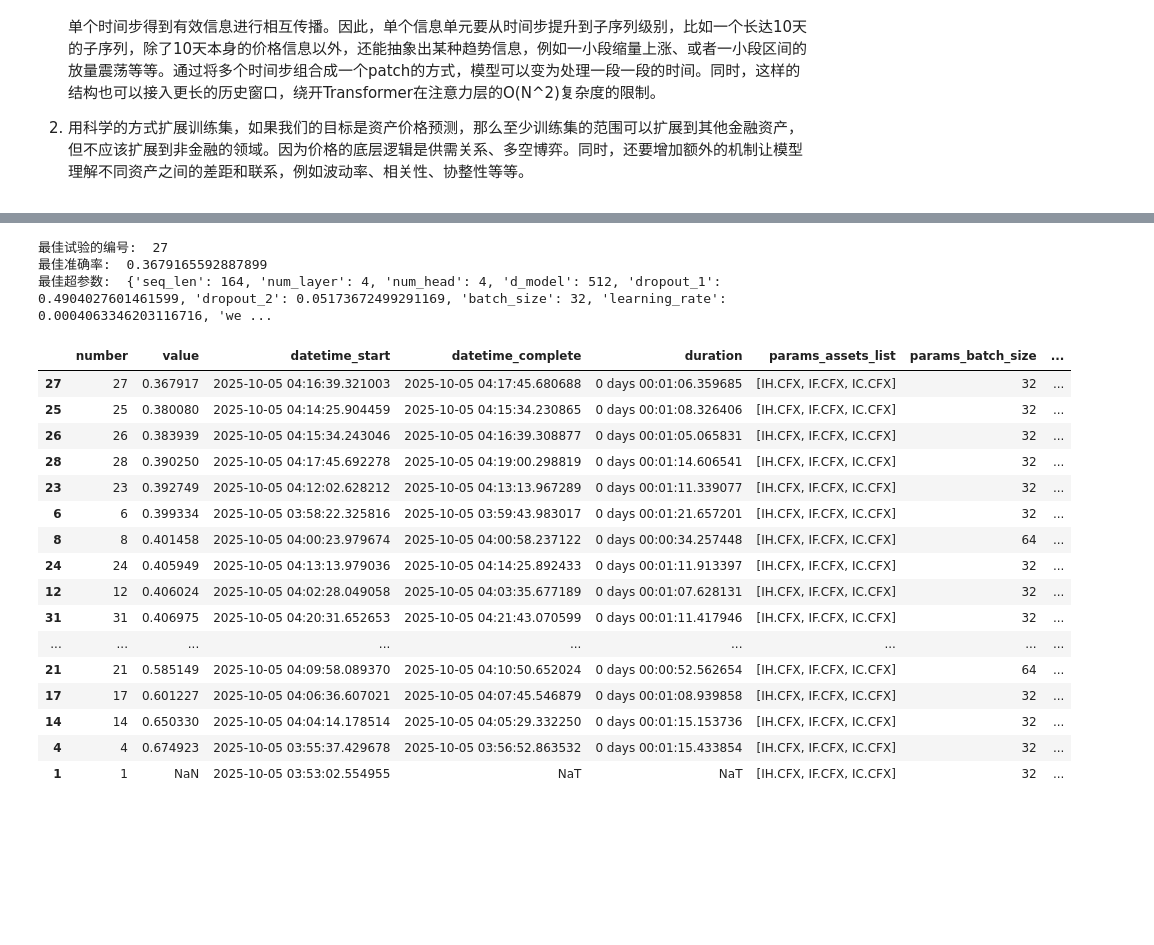
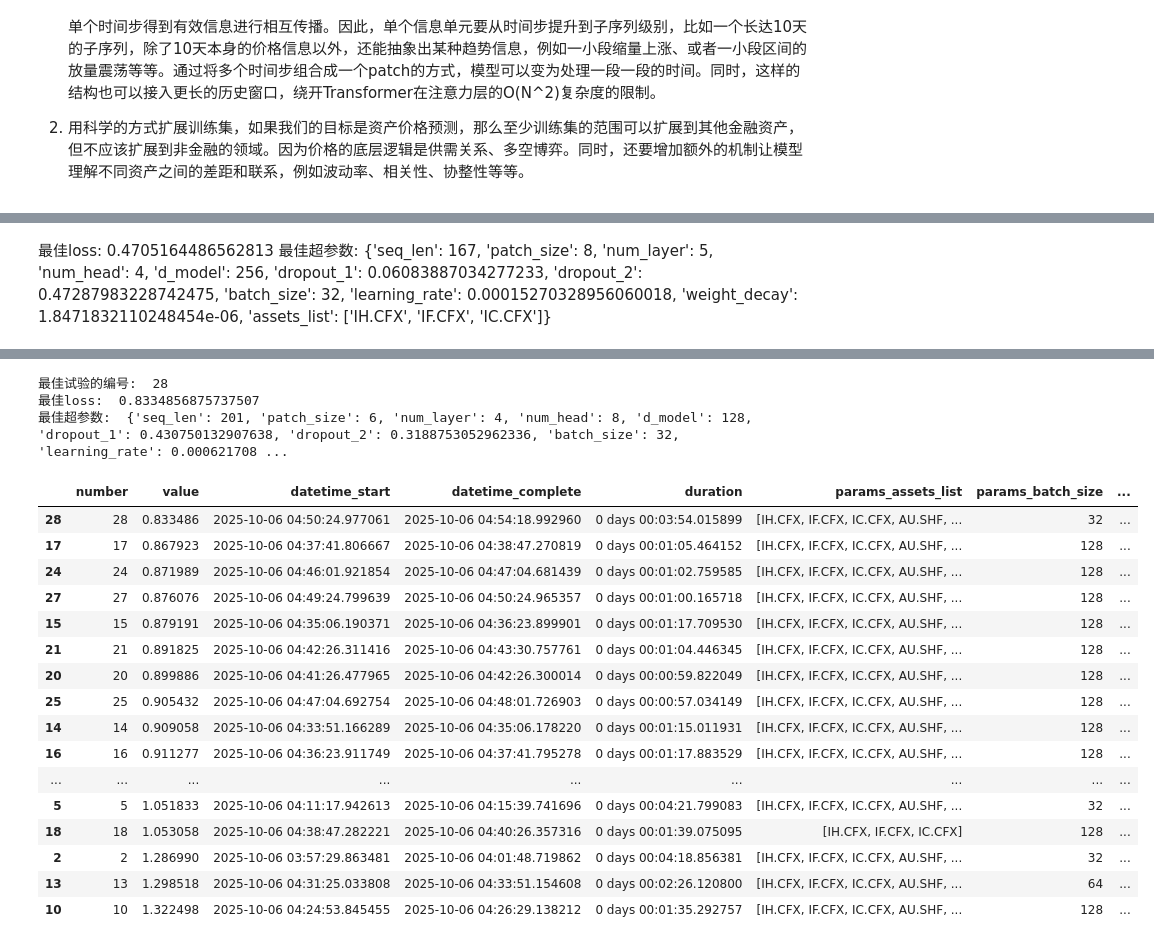
Before and after one commit to FerdinandEoverm/Index_Future_Prediction, a Jupyter notebook: Transformer model/PatchTST_PreTrain.ipynb, the cells around one changed output, grey strips where cells are left out. Drawn from its saved outputs; the diff is of its cells as text; code cells hidden in the pictures; blank space fills up the shorter version.

```diff
--- a/Transformer model/PatchTST_PreTrain.ipynb
+++ b/Transformer model/PatchTST_PreTrain.ipynb
@@ -189,28 +129,31 @@ masking_ratio = 0.75 # 模型可以从前后patch偷看信息，因此必须提
+# %% [markdown]
+最佳loss:  0.4705164486562813
+最佳超参数:  {'seq_len': 167, 'patch_size': 8, 'num_layer': 5, 'num_head': 4, 'd_model': 256, 'dropout_1': 0.06083887034277233, 'dropout_2': 0.47287983228742475, 'batch_size': 32, 'learning_rate': 0.00015270328956060018, 'weight_decay': 1.8471832110248454e-06, 'assets_list': ['IH.CFX', 'IF.CFX', 'IC.CFX']}
 # %%
 def objective(trial):
 
     # 超参数
-    seq_len = trial.suggest_int("seq_len", 120, 250)
-    patch_size = 5
+    seq_len = trial.suggest_int("seq_len", 60, 250)
+    patch_size = trial.suggest_int("patch_size", 5, 30)
     # patch_size = trial.suggest_int("patch_size", 3,7)
-
 
     num_layer = trial.suggest_categorical('num_layer', [3,4,5])
     num_head = trial.suggest_categorical('num_head', [4,8,16])
-    d_model = trial.suggest_categorical('d_model', [128, 256, 512])
+    d_model = trial.suggest_categorical('d_model', [64, 128, 256])
 
-
-    dropout_1 = trial.suggest_float("dropout_1", 0.4, 0.6)
-    dropout_2 = trial.suggest_float("dropout_2", 0.0, 0.1)
+    dropout_1 = trial.suggest_float("dropout_1", 0.0, 0.5)
+    dropout_2 = trial.suggest_float("dropout_2", 0.0, 0.5)
     dropout_3 = 0.2
 
-    batch_size = trial.suggest_categorical('batch_size', [32, 64,128])
+    batch_size = trial.suggest_categorical('batch_size', [32, 64, 128])
     learning_rate = trial.suggest_float("learning_rate", 1e-4, 1e-2, log=True)
     weight_decay = trial.suggest_float("weight_decay", 1e-6, 1e-3, log=True)
 
     assets_list_all = ['IH.CFX', 'IF.CFX', 'IC.CFX', 'AU.SHF', 'JM.DCE','RB.SHF','HC.SHF', 'I.DCE', 'M.DCE', 'CF.ZCE',]
     assets_list_cfx = ['IH.CFX', 'IF.CFX', 'IC.CFX',]
-    assets_list = trial.suggest_categorical("assets_list", [assets_list_cfx])
+    # assets_list = trial.suggest_categorical("assets_list", [assets_list_cfx, assets_list_all])
+
+    assets_list = assets_list_all
 
     # 预训练目标 这两个超参数是比较特殊的，不能随机选择
     # 掩码的比例是预训练的难度，随机选择这个参数不公平
@@ -219,8 +162,12 @@ def objective(trial):
     # stride = patch_size # no overlap
     # masking_ratio = 0.2 # 可以设置较小的遮蔽率，因为模型完全不能偷看，只要遮蔽率是固定的，对其他超参数选择就是公平的
 
-    stride = patch_size // 2 # 50 overlap
-    masking_ratio = 0.2 # 模型可以从前后patch偷看信息，因此必须提高遮蔽率来抑制这种偷看
+    if patch_size % 2 == 0:
+        stride = patch_size // 2
+    else:
+        stride = patch_size // 2 + 1
+     # 50 overlap
+    masking_ratio = 0.2
     mask_expand_size = 1
 
     # 提取数据
@@ -248,13 +195,16 @@ def objective(trial):
     loss_fn = nn.MSELoss()
     model = Patch_TST(input_size = 10,
                     seq_len = seq_len,
+
                     patch_size = patch_size,
                     stride = stride,
+                    masking_ratio = masking_ratio,
+                    mask_expand_size = mask_expand_size,
+
                     num_layer = num_layer,
                     num_head = num_head,
                     d_model = d_model,
-                    masking_ratio = masking_ratio,
-                    mask_expand_size = mask_expand_size,
+
                     dropout_1 = dropout_1,
                     dropout_2 = dropout_2,
                     dropout_3 = dropout_3,
@@ -297,14 +247,14 @@ def objective(trial):
         # plt.show()
         return np.mean(test_losses[-10:])
 
-    final_loss = train(30)
+    final_loss = train(100)
 
     return final_loss
 # %%
 study = optuna.create_study(
     direction="minimize",
-    study_name="patchtst_pretrain",
-    storage="sqlite:///db.sqlite3_1",  # 保存到 SQLite 文件
+    study_name="patchtst_pretrain_allassets",
+    storage="sqlite:///data/db.sqlite3_pretrain_allassets",  # 保存到 SQLite 文件
     load_if_exists=True # 如果存在同名study，则加载它
 )
 study.optimize(objective, n_trials=30)
@@ -336,23 +286,23 @@ df.sort_values(by='value')
-最佳试验的编号:  27
-最佳准确率:  0.3679165592887899
-最佳超参数:  {'seq_len': 164, 'num_layer': 4, 'num_head': 4, 'd_model': 512, 'dropout_1': 0.4904027601461599, 'dropout_2': 0.05173672499291169, 'batch_size': 32, 'learning_rate': 0.0004063346203116716, 'we ...
+最佳试验的编号:  28
+最佳loss:  0.8334856875737507
+最佳超参数:  {'seq_len': 201, 'patch_size': 6, 'num_layer': 4, 'num_head': 8, 'd_model': 128, 'dropout_1': 0.430750132907638, 'dropout_2': 0.3188753052962336, 'batch_size': 32, 'learning_rate': 0.000621708 ...
 |  | number | value | datetime_start | datetime_complete | duration | params_assets_list | params_batch_size | ... |
-| 27 | 27 | 0.367917 | 2025-10-05 04:16:39.321003 | 2025-10-05 04:17:45.680688 | 0 days 00:01:06.359685 | [IH.CFX, IF.CFX, IC.CFX] | 32 | ... |
-| 25 | 25 | 0.380080 | 2025-10-05 04:14:25.904459 | 2025-10-05 04:15:34.230865 | 0 days 00:01:08.326406 | [IH.CFX, IF.CFX, IC.CFX] | 32 | ... |
-| 26 | 26 | 0.383939 | 2025-10-05 04:15:34.243046 | 2025-10-05 04:16:39.308877 | 0 days 00:01:05.065831 | [IH.CFX, IF.CFX, IC.CFX] | 32 | ... |
-| 28 | 28 | 0.390250 | 2025-10-05 04:17:45.692278 | 2025-10-05 04:19:00.298819 | 0 days 00:01:14.606541 | [IH.CFX, IF.CFX, IC.CFX] | 32 | ... |
-| 23 | 23 | 0.392749 | 2025-10-05 04:12:02.628212 | 2025-10-05 04:13:13.967289 | 0 days 00:01:11.339077 | [IH.CFX, IF.CFX, IC.CFX] | 32 | ... |
-| 6 | 6 | 0.399334 | 2025-10-05 03:58:22.325816 | 2025-10-05 03:59:43.983017 | 0 days 00:01:21.657201 | [IH.CFX, IF.CFX, IC.CFX] | 32 | ... |
-| 8 | 8 | 0.401458 | 2025-10-05 04:00:23.979674 | 2025-10-05 04:00:58.237122 | 0 days 00:00:34.257448 | [IH.CFX, IF.CFX, IC.CFX] | 64 | ... |
-| 24 | 24 | 0.405949 | 2025-10-05 04:13:13.979036 | 2025-10-05 04:14:25.892433 | 0 days 00:01:11.913397 | [IH.CFX, IF.CFX, IC.CFX] | 32 | ... |
-| 12 | 12 | 0.406024 | 2025-10-05 04:02:28.049058 | 2025-10-05 04:03:35.677189 | 0 days 00:01:07.628131 | [IH.CFX, IF.CFX, IC.CFX] | 32 | ... |
-| 31 | 31 | 0.406975 | 2025-10-05 04:20:31.652653 | 2025-10-05 04:21:43.070599 | 0 days 00:01:11.417946 | [IH.CFX, IF.CFX, IC.CFX] | 32 | ... |
+| 28 | 28 | 0.833486 | 2025-10-06 04:50:24.977061 | 2025-10-06 04:54:18.992960 | 0 days 00:03:54.015899 | [IH.CFX, IF.CFX, IC.CFX, AU.SHF, ... | 32 | ... |
+| 17 | 17 | 0.867923 | 2025-10-06 04:37:41.806667 | 2025-10-06 04:38:47.270819 | 0 days 00:01:05.464152 | [IH.CFX, IF.CFX, IC.CFX, AU.SHF, ... | 128 | ... |
+| 24 | 24 | 0.871989 | 2025-10-06 04:46:01.921854 | 2025-10-06 04:47:04.681439 | 0 days 00:01:02.759585 | [IH.CFX, IF.CFX, IC.CFX, AU.SHF, ... | 128 | ... |
+| 27 | 27 | 0.876076 | 2025-10-06 04:49:24.799639 | 2025-10-06 04:50:24.965357 | 0 days 00:01:00.165718 | [IH.CFX, IF.CFX, IC.CFX, AU.SHF, ... | 128 | ... |
+| 15 | 15 | 0.879191 | 2025-10-06 04:35:06.190371 | 2025-10-06 04:36:23.899901 | 0 days 00:01:17.709530 | [IH.CFX, IF.CFX, IC.CFX, AU.SHF, ... | 128 | ... |
+| 21 | 21 | 0.891825 | 2025-10-06 04:42:26.311416 | 2025-10-06 04:43:30.757761 | 0 days 00:01:04.446345 | [IH.CFX, IF.CFX, IC.CFX, AU.SHF, ... | 128 | ... |
+| 20 | 20 | 0.899886 | 2025-10-06 04:41:26.477965 | 2025-10-06 04:42:26.300014 | 0 days 00:00:59.822049 | [IH.CFX, IF.CFX, IC.CFX, AU.SHF, ... | 128 | ... |
+| 25 | 25 | 0.905432 | 2025-10-06 04:47:04.692754 | 2025-10-06 04:48:01.726903 | 0 days 00:00:57.034149 | [IH.CFX, IF.CFX, IC.CFX, AU.SHF, ... | 128 | ... |
+| 14 | 14 | 0.909058 | 2025-10-06 04:33:51.166289 | 2025-10-06 04:35:06.178220 | 0 days 00:01:15.011931 | [IH.CFX, IF.CFX, IC.CFX, AU.SHF, ... | 128 | ... |
+| 16 | 16 | 0.911277 | 2025-10-06 04:36:23.911749 | 2025-10-06 04:37:41.795278 | 0 days 00:01:17.883529 | [IH.CFX, IF.CFX, IC.CFX, AU.SHF, ... | 128 | ... |
 | ... | ... | ... | ... | ... | ... | ... | ... | ... |
-| 21 | 21 | 0.585149 | 2025-10-05 04:09:58.089370 | 2025-10-05 04:10:50.652024 | 0 days 00:00:52.562654 | [IH.CFX, IF.CFX, IC.CFX] | 64 | ... |
-| 17 | 17 | 0.601227 | 2025-10-05 04:06:36.607021 | 2025-10-05 04:07:45.546879 | 0 days 00:01:08.939858 | [IH.CFX, IF.CFX, IC.CFX] | 32 | ... |
-| 14 | 14 | 0.650330 | 2025-10-05 04:04:14.178514 | 2025-10-05 04:05:29.332250 | 0 days 00:01:15.153736 | [IH.CFX, IF.CFX, IC.CFX] | 32 | ... |
-| 4 | 4 | 0.674923 | 2025-10-05 03:55:37.429678 | 2025-10-05 03:56:52.863532 | 0 days 00:01:15.433854 | [IH.CFX, IF.CFX, IC.CFX] | 32 | ... |
-| 1 | 1 | NaN | 2025-10-05 03:53:02.554955 | NaT | NaT | [IH.CFX, IF.CFX, IC.CFX] | 32 | ... |
+| 5 | 5 | 1.051833 | 2025-10-06 04:11:17.942613 | 2025-10-06 04:15:39.741696 | 0 days 00:04:21.799083 | [IH.CFX, IF.CFX, IC.CFX, AU.SHF, ... | 32 | ... |
+| 18 | 18 | 1.053058 | 2025-10-06 04:38:47.282221 | 2025-10-06 04:40:26.357316 | 0 days 00:01:39.075095 | [IH.CFX, IF.CFX, IC.CFX] | 128 | ... |
+| 2 | 2 | 1.286990 | 2025-10-06 03:57:29.863481 | 2025-10-06 04:01:48.719862 | 0 days 00:04:18.856381 | [IH.CFX, IF.CFX, IC.CFX, AU.SHF, ... | 32 | ... |
+| 13 | 13 | 1.298518 | 2025-10-06 04:31:25.033808 | 2025-10-06 04:33:51.154608 | 0 days 00:02:26.120800 | [IH.CFX, IF.CFX, IC.CFX, AU.SHF, ... | 64 | ... |
+| 10 | 10 | 1.322498 | 2025-10-06 04:24:53.845455 | 2025-10-06 04:26:29.138212 | 0 days 00:01:35.292757 | [IH.CFX, IF.CFX, IC.CFX, AU.SHF, ... | 128 | ... |
 # %%
 df = study.trials_dataframe()
 df.to_csv('result.csv')
```
Also changed, not shown: parts of 14 cells of this notebook, 23 other files.
